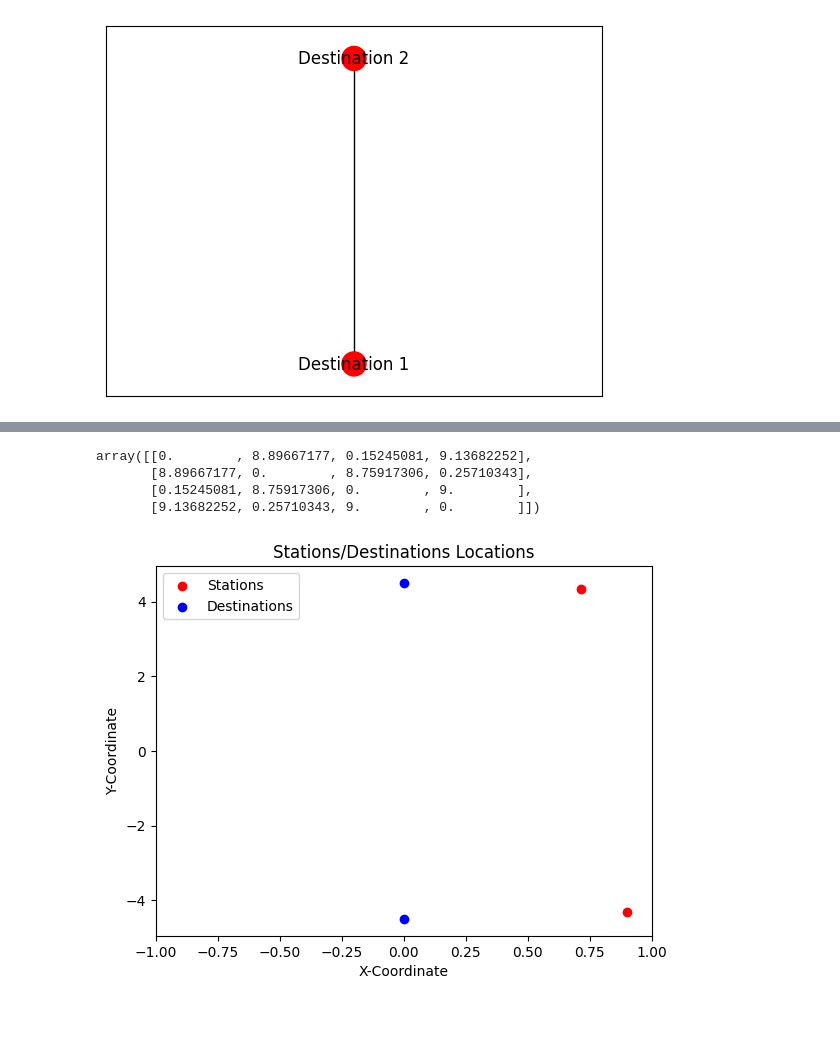
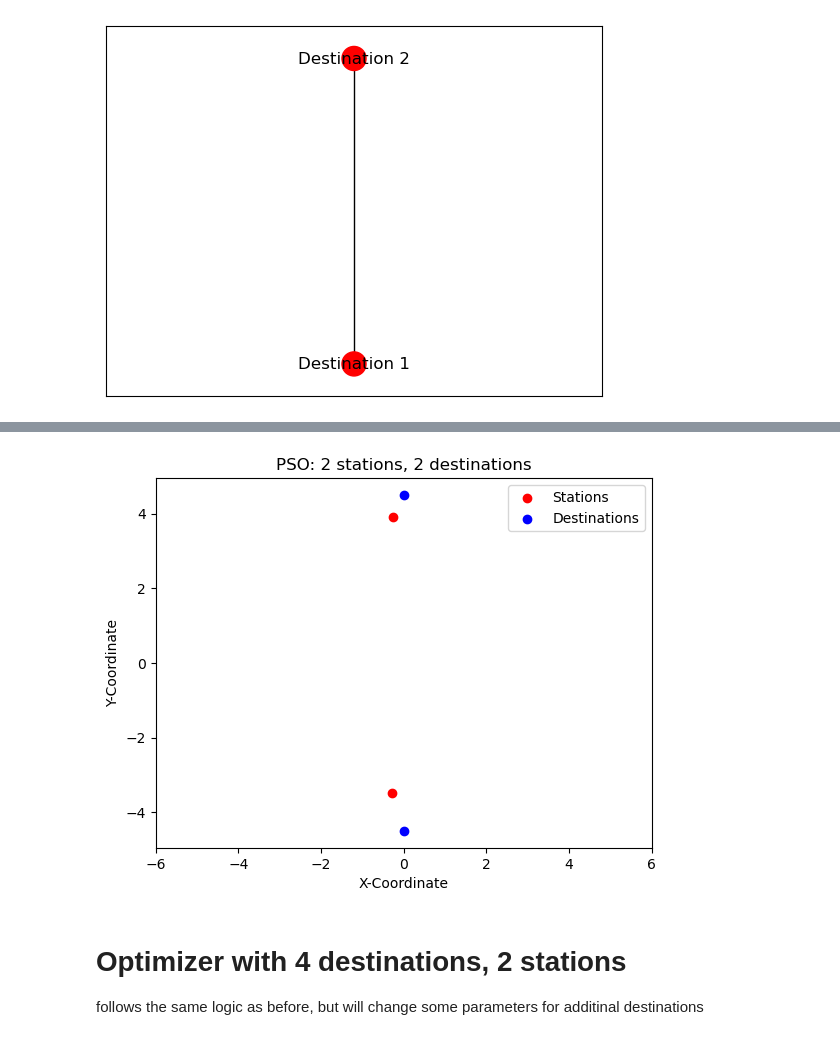
Before and after one commit to devddesai/metrobike, a Jupyter notebook: metrobike.ipynb, the cells around one changed output, grey strips where cells are left out. Drawn from its saved outputs; the diff is of its cells as text; code cells hidden in the pictures.

```diff
--- a/metrobike.ipynb
+++ b/metrobike.ipynb
@@ -21,20 +24,16 @@ import bike_dist_anim as anim
 # %%
-# test the model with 5 agents and full bike capacity
-
 bike_distribution = {
     0:10,
-    1:9,
-    2:8,
-    3:7
+    1:0,
+    2:0,
+    3:0
 }
 
 model = m.MyModel(100, seed=2, G=ne.basic_graph(capacity=10)[0], bike_init=bike_distribution)
-for i in range(1000):
+for i in range(10000):
     model.step()
 
 agent_data = model.datacollector.get_agent_vars_dataframe()
 pd.reset_option('display.max_rows', None)
 agent_data[['Distance_Left', "Position", 'Intermediate_Node', 'Destination', 'All Station Capacity', 'Biking', 'Park Failures']]
-
-# print the 1000 index
 # %% [output]
@@ -69,0 +66,9 @@ Station 3 has 3 bikes
+# %%
+### parameters
+destinations_coords = [
+    (0, -4.5),
+    (0, 4.5),
+]
+
+# weights for each destination (add up to 1)
+w = [0.75, 0.25]
@@ -87,12 +94,13 @@ nx.draw_networkx(G, {"Destination 1": [0, -4.5], "Destination 2": [0, 4.5]}, nod
 # %%
 destinations = [i for i in G.nodes if G.nodes[i]['type'] == 'destination']
 
-#destinationcoords = [(pos[i][0], pos[i][1]) for i in destinations]
-destinationcoords = [(0, -4.5), (0, 4.5)]
-#destinationlist = np.array([[pos[i][0], pos[i][1]] for i in destinations])
+destinationcoords = [
+    (0, -4.5),
+    (0, 4.5),
+]
+
 G,s,d = gf.create_graph_from_coordinates([], destinationcoords)
 citymap = [(-6,-6), (6,6)] + destinationcoords
-w = [0.75, 0.25]
 def fitness(coordinatelist):
     destinations = coordinatelist["destination"]
     stations = coordinatelist["station"]
@@ -104,8 +112,12 @@ def fitness(coordinatelist):
 
 print(fitness({"destination": destinationcoords, "station": destinationcoords}))
 
-optimizer = ps.PSO(citymap, fitness, 0.7,1.4,1.4)
-bestpos, bestfit = optimizer.optimize_genetic(20, 2, 50, mutation_rate = 0.7, alpha = 0.3)
+optimizer = ogf.Optimize(citymap, fitness, 0.7,1.4,1.4)
+bestpos, bestfit = optimizer.optimize_PSO(20, 2, 50)
+
+## uncomment for genetic algorithm
+# bestpos, bestfit = optimizer.optimize_PSO(20, 2, 50, mutation_rate = 0.7, alpha = 0.3)
+
 optimizer.plot_losses()
 print(bestfit)
 stations = [(bestpos[i], bestpos[i+1]) for i in range(0, len(bestpos), 2)]
@@ -128,23 +136,16 @@ for i in range(100):
-# %%
-agent_data = model.datacollector.get_agent_vars_dataframe()
-pd.set_option('display.max_rows', None)
-agent_data = agent_data.xs(11, level = "AgentID")
-agent_data[['Distance_Left', "Position", 'Intermediate_Node', 'Destination', 'All Station Capacity', 'Biking', 'Park Failures', 'Trips']]
-nx.adjacency_matrix(model.grid.G).todense()
-# %% [output]
-array([[0.        , 8.89667177, 0.15245081, 9.13682252],
-       [8.89667177, 0.        , 8.75917306, 0.25710343],
-       [0.15245081, 8.75917306, 0.        , 9.        ],
-       [9.13682252, 0.25710343, 9.        , 0.        ]])
 # %%
 plt.scatter([station[0] for station in stations], [station[1] for station in stations], c='red', label='Stations')
 plt.scatter([destination[0] for destination in destinationcoords], [destination[1] for destination in destinationcoords], c='blue', label='Destinations')
 plt.xlabel('X-Coordinate')
 plt.ylabel('Y-Coordinate')
-plt.xlim(-1, 1)
+plt.xlim(-6, 6)
 
-plt.title('Stations/Destinations Locations')
+plt.title('PSO: 2 stations, 2 destinations')
 plt.legend()
+# plt.savefig('PSO_2_2_2weight.png')
 plt.show()
 # %% [output]
-[figure, old version]
+[figure, new version]
+# %% [markdown]
+# Optimizer with 4 destinations, 2 stations
+follows the same logic as before, but will change some parameters for additinal destinations
```
Also changed, not shown: parts of 20 cells of this notebook, 25 other files.
